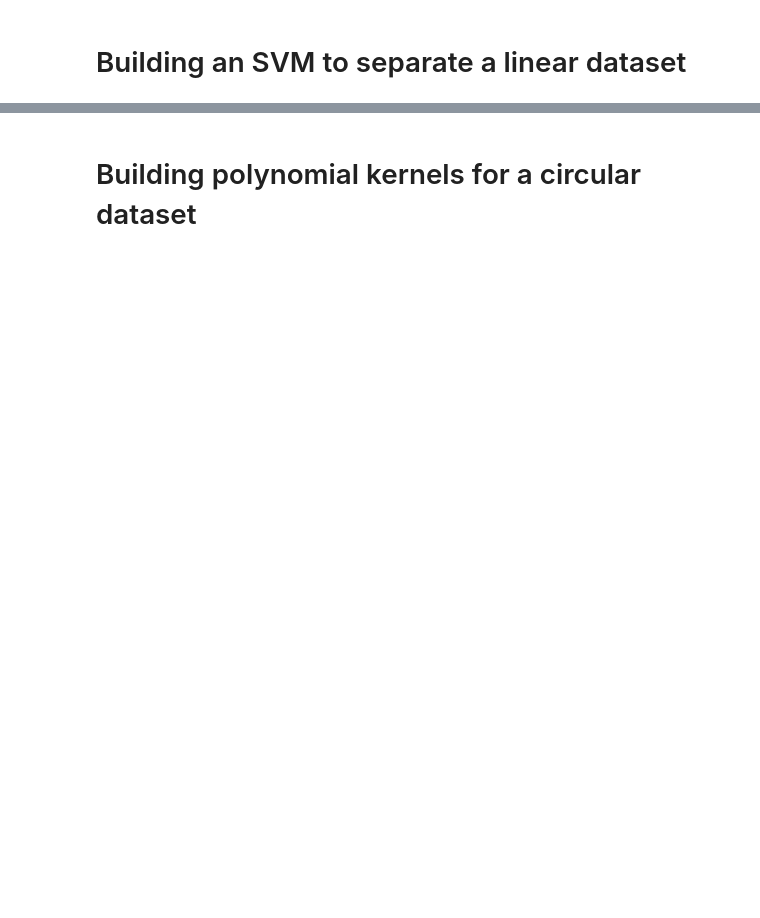
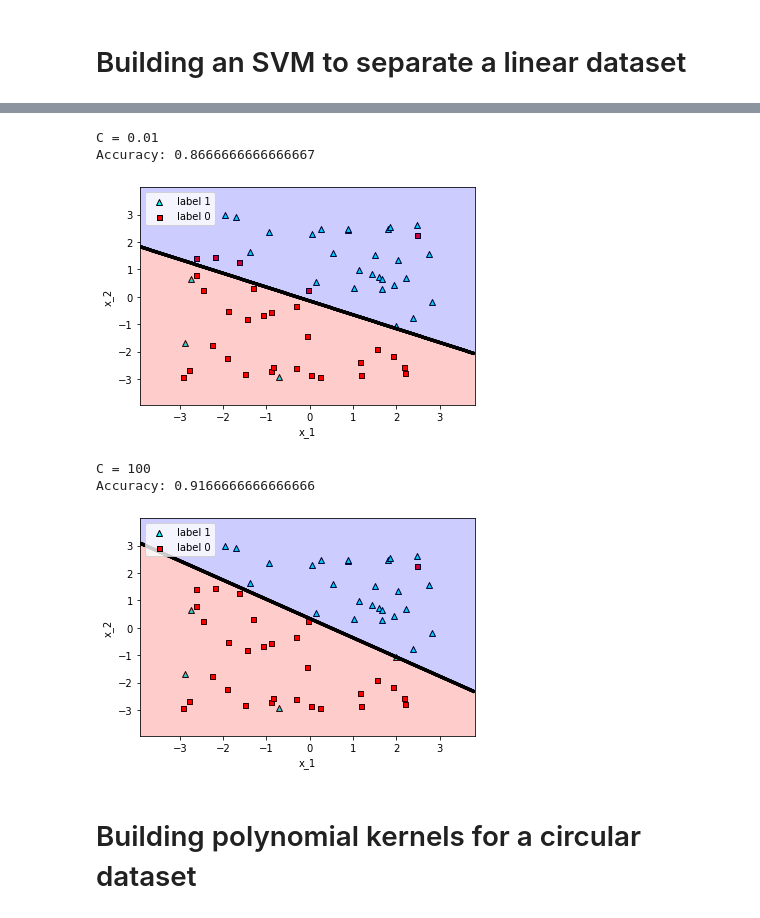
Before and after one commit to shrookehab/Machine_Learning1, a Jupyter notebook: Support_Vector_Machines/SVM_coding.ipynb, the cells around one changed output, grey strips where cells are left out. Cells and saved outputs as stored; diff of their text form; code cells hidden in the pictures; blank space fills up the shorter version.

```diff
--- a/Support_Vector_Machines/SVM_coding.ipynb
+++ b/Support_Vector_Machines/SVM_coding.ipynb
@@ -28,18 +41,26 @@ utils.plot_model(features, labels, svm_linear)
 # %%
 # use linear SVM with C = 0.01
 
-svm_c_001 =
-
+svm_c_001 = SVC(C=0.01, kernel='linear')
+svm_c_001.fit(features, labels)
 print("C = 0.01")
 print("Accuracy:", svm_c_001.score(features, labels))
 utils.plot_model(features, labels, svm_c_001)
 
 # use linear SVM with C = 100
-svm_c_100 =
+svm_c_100 = SVC(C=100, kernel='linear')
+svm_c_100.fit(features, labels)
 
 print("C = 100")
 print("Accuracy:", svm_c_100.score(features, labels))
 utils.plot_model(features, labels, svm_c_100)
+# %% [output]
+C = 0.01
+Accuracy: 0.8666666666666667
+[figure, added]
+C = 100
+Accuracy: 0.9166666666666666
+[figure, added]
 # %% [markdown]
 # Building polynomial kernels for a circular dataset
 # %%
```
Also changed, not shown: parts of 4 cells of this notebook.
